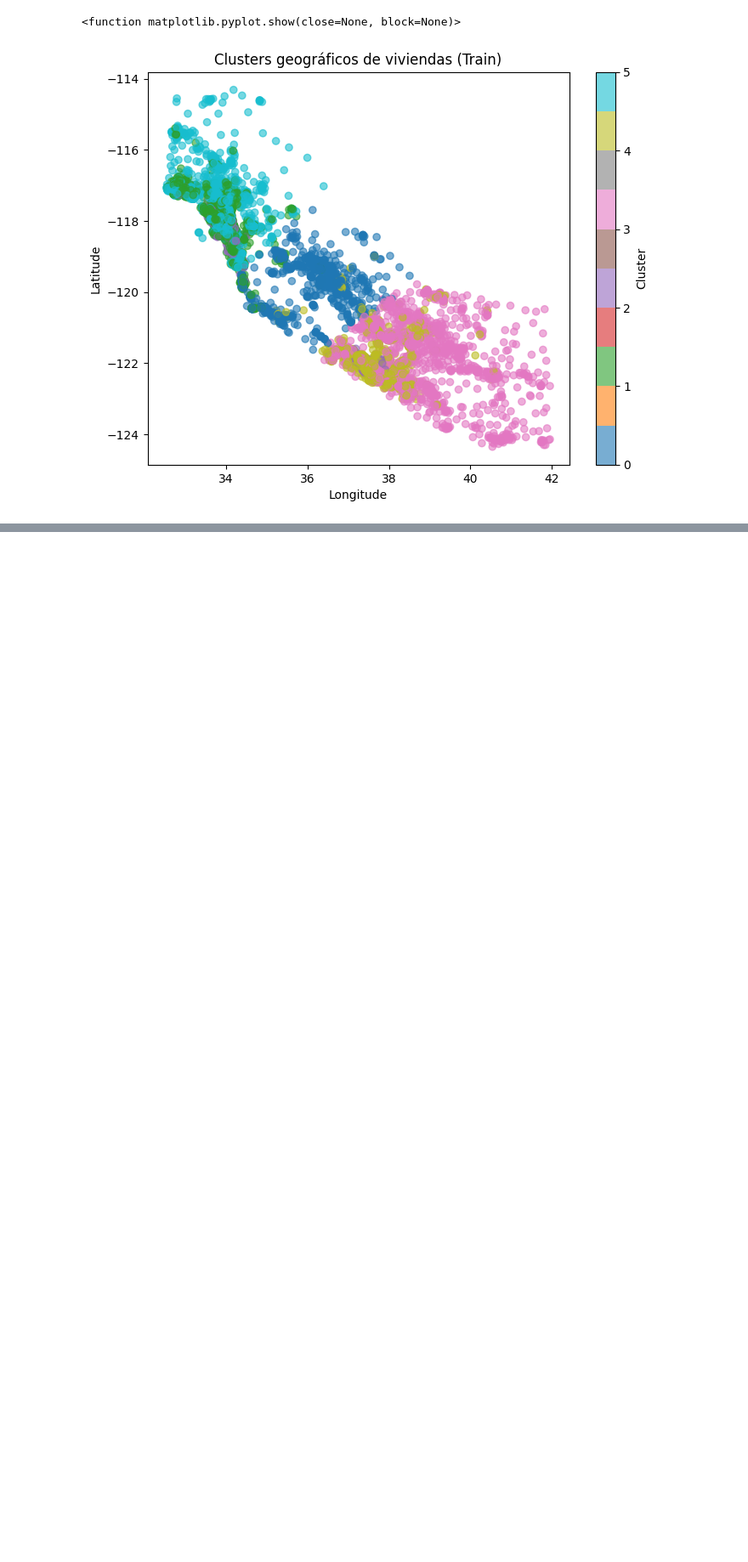
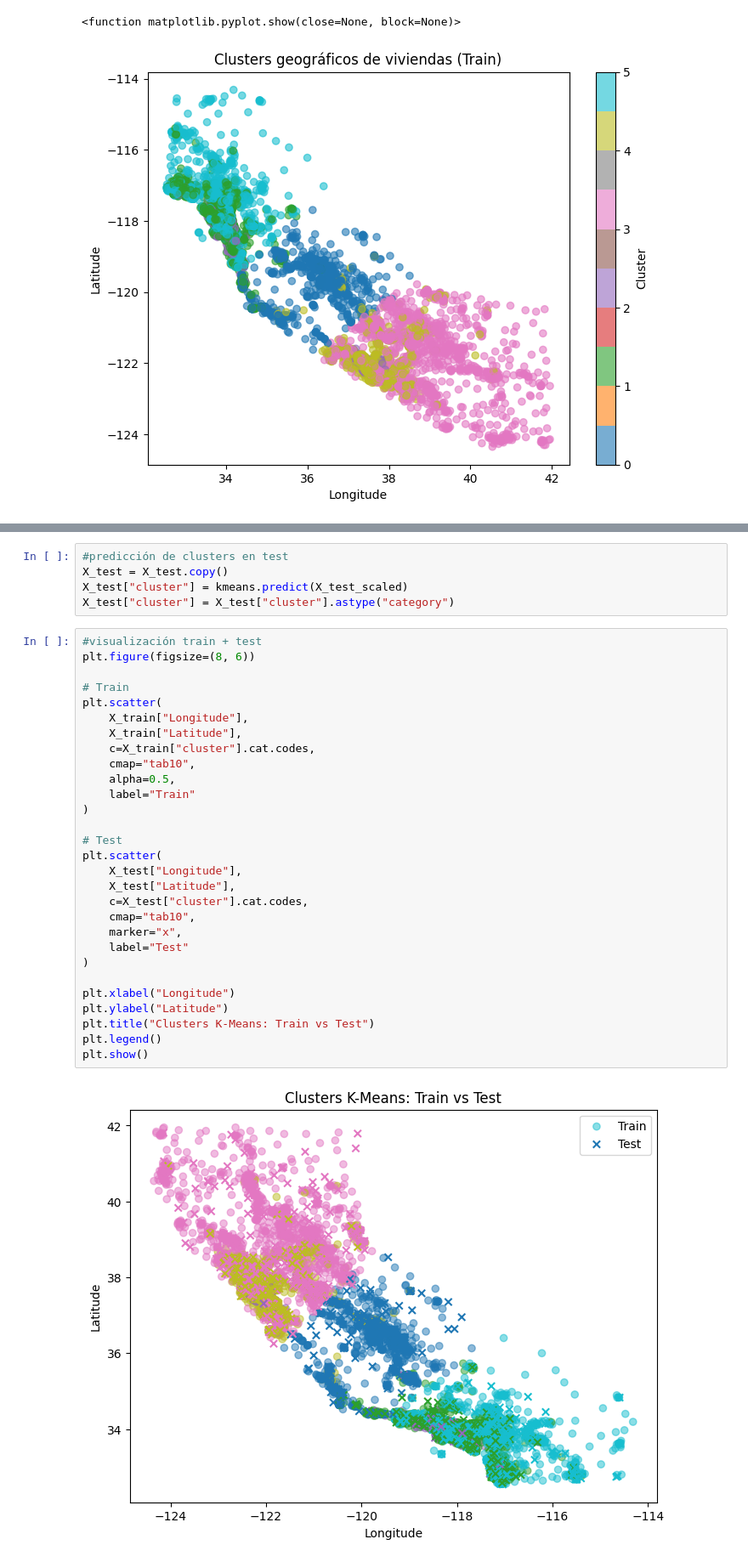
Before and after one commit to Yussef-22/k_means, a Jupyter notebook: src/explore.ipynb, the cells around one changed output, grey strips where cells are left out. Shown at 85% size. Cells and saved outputs as stored; diff of their text form; blank space fills up the shorter version.

```diff
--- a/src/explore.ipynb
+++ b/src/explore.ipynb
@@ -125,0 +132,36 @@ plt.show
+# %%
+#predicción de clusters en test
+X_test = X_test.copy()
+X_test["cluster"] = kmeans.predict(X_test_scaled)
+X_test["cluster"] = X_test["cluster"].astype("category")
+# %%
+#visualización train + test
+plt.figure(figsize=(8, 6))
+
+# Train
+plt.scatter(
+    X_train["Longitude"],
+    X_train["Latitude"],
+    c=X_train["cluster"].cat.codes,
+    cmap="tab10",
+    alpha=0.5,
+    label="Train"
+)
+
+# Test
+plt.scatter(
+    X_test["Longitude"],
+    X_test["Latitude"],
+    c=X_test["cluster"].cat.codes,
+    cmap="tab10",
+    marker="x",
+    label="Test"
+)
+
+plt.xlabel("Longitude")
+plt.ylabel("Latitude")
+plt.title("Clusters K-Means: Train vs Test")
+plt.legend()
+plt.show()
+# %% [output]
+[figure, added]
```
Also changed, not shown: parts of 5 cells of this notebook.
